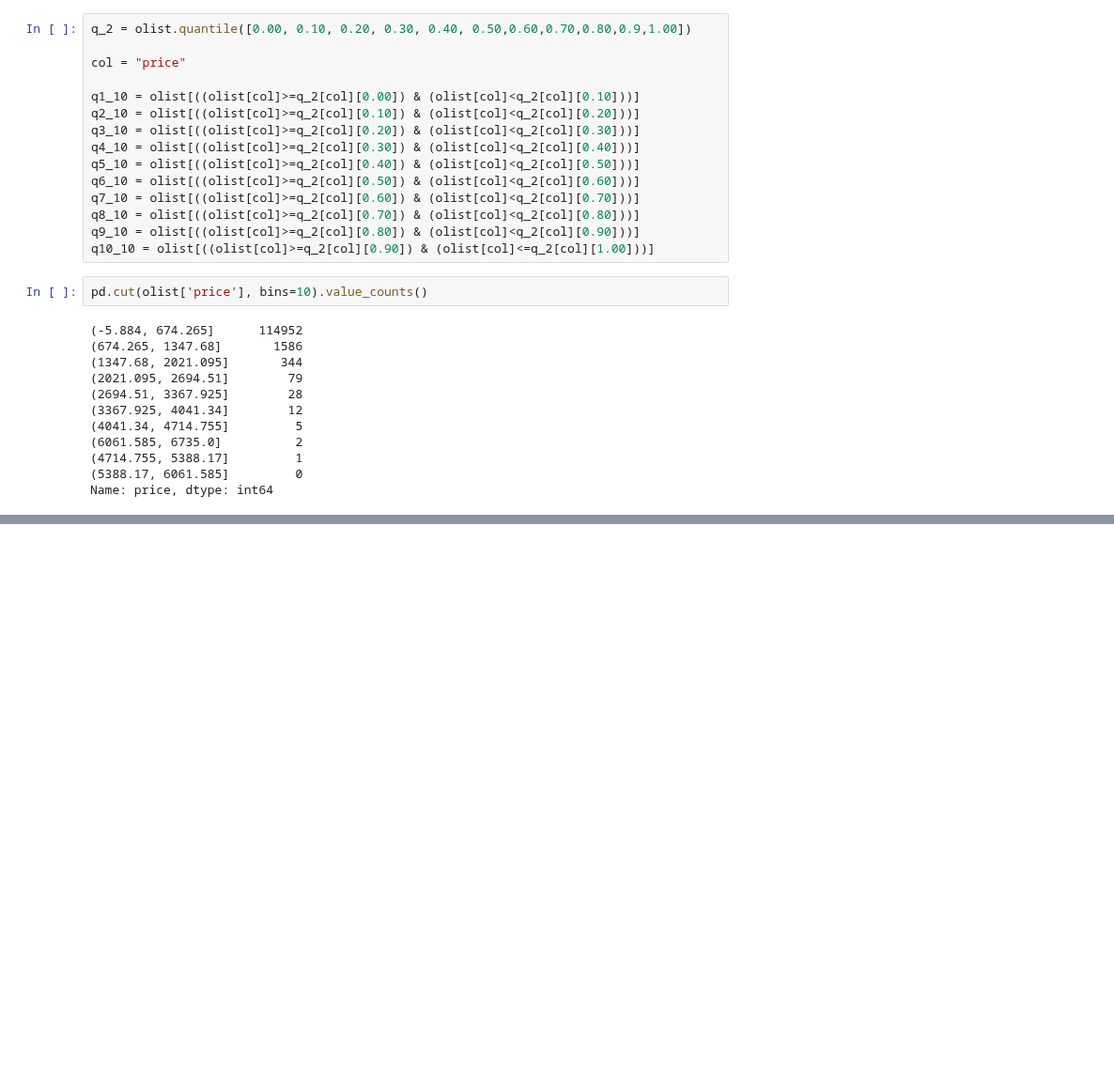
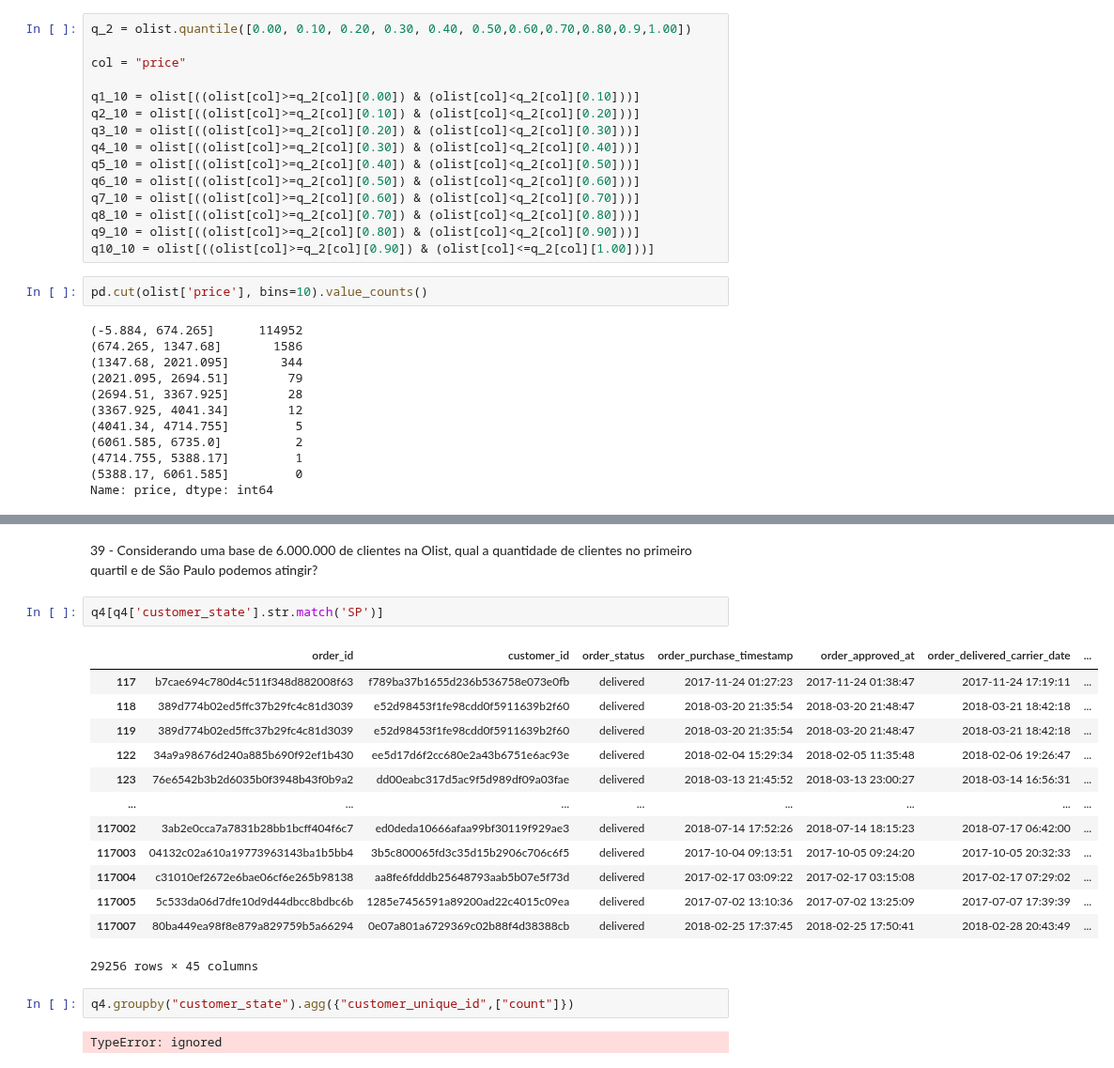
Before and after one commit to skillox1/PADSW06MDCD, a Jupyter notebook: Olist.ipynb, the cells around one changed output, grey strips where cells are left out. Shown at 94% size. Saved outputs shown, nothing was run; the diff lists cells and outputs as text; blank space fills up the shorter version.

```diff
--- a/Olist.ipynb
+++ b/Olist.ipynb
@@ -702,0 +717,23 @@ Name: price, dtype: int64
+# %% [markdown]
+39 - Considerando uma base de 6.000.000 de clientes na Olist, qual a quantidade de clientes no primeiro
+quartil e de São Paulo podemos atingir?
+# %%
+q4[q4['customer_state'].str.match('SP')]
+# %% [output]
+|  | order_id | customer_id | order_status | order_purchase_timestamp | order_approved_at | order_delivered_carrier_date | ... |
+| 117 | b7cae694c780d4c511f348d882008f63 | f789ba37b1655d236b536758e073e0fb | delivered | 2017-11-24 01:27:23 | 2017-11-24 01:38:47 | 2017-11-24 17:19:11 | ... |
+| 118 | 389d774b02ed5ffc37b29fc4c81d3039 | e52d98453f1fe98cdd0f5911639b2f60 | delivered | 2018-03-20 21:35:54 | 2018-03-20 21:48:47 | 2018-03-21 18:42:18 | ... |
+| 119 | 389d774b02ed5ffc37b29fc4c81d3039 | e52d98453f1fe98cdd0f5911639b2f60 | delivered | 2018-03-20 21:35:54 | 2018-03-20 21:48:47 | 2018-03-21 18:42:18 | ... |
+| 122 | 34a9a98676d240a885b690f92ef1b430 | ee5d17d6f2cc680e2a43b6751e6ac93e | delivered | 2018-02-04 15:29:34 | 2018-02-05 11:35:48 | 2018-02-06 19:26:47 | ... |
+| 123 | 76e6542b3b2d6035b0f3948b43f0b9a2 | dd00eabc317d5ac9f5d989df09a03fae | delivered | 2018-03-13 21:45:52 | 2018-03-13 23:00:27 | 2018-03-14 16:56:31 | ... |
+| ... | ... | ... | ... | ... | ... | ... | ... |
+| 117002 | 3ab2e0cca7a7831b28bb1bcff404f6c7 | ed0deda10666afaa99bf30119f929ae3 | delivered | 2018-07-14 17:52:26 | 2018-07-14 18:15:23 | 2018-07-17 06:42:00 | ... |
+| 117003 | 04132c02a610a19773963143ba1b5bb4 | 3b5c800065fd3c35d15b2906c706c6f5 | delivered | 2017-10-04 09:13:51 | 2017-10-05 09:24:20 | 2017-10-05 20:32:33 | ... |
+| 117004 | c31010ef2672e6bae06cf6e265b98138 | aa8fe6fdddb25648793aab5b07e5f73d | delivered | 2017-02-17 03:09:22 | 2017-02-17 03:15:08 | 2017-02-17 07:29:02 | ... |
+| 117005 | 5c533da06d7dfe10d9d44dbcc8bdbc6b | 1285e7456591a89200ad22c4015c09ea | delivered | 2017-07-02 13:10:36 | 2017-07-02 13:25:09 | 2017-07-07 17:39:39 | ... |
+| 117007 | 80ba449ea98f8e879a829759b5a66294 | 0e07a801a6729369c02b88f4d38388cb | delivered | 2018-02-25 17:37:45 | 2018-02-25 17:50:41 | 2018-02-28 20:43:49 | ... |
+29256 rows × 45 columns
+# %%
+q4.groupby("customer_state").agg({"customer_unique_id",["count"]})
+# %% [output]
+TypeError: ignored
```
Also changed, not shown: parts of 10 cells of this notebook.
